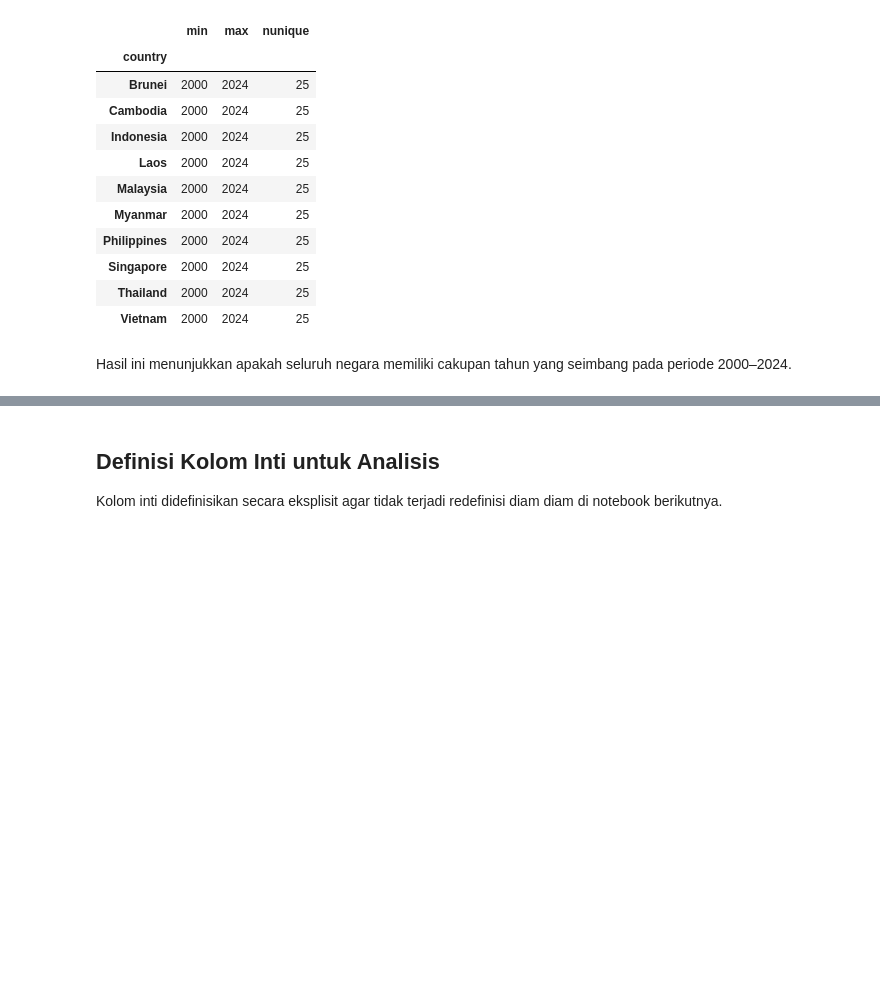
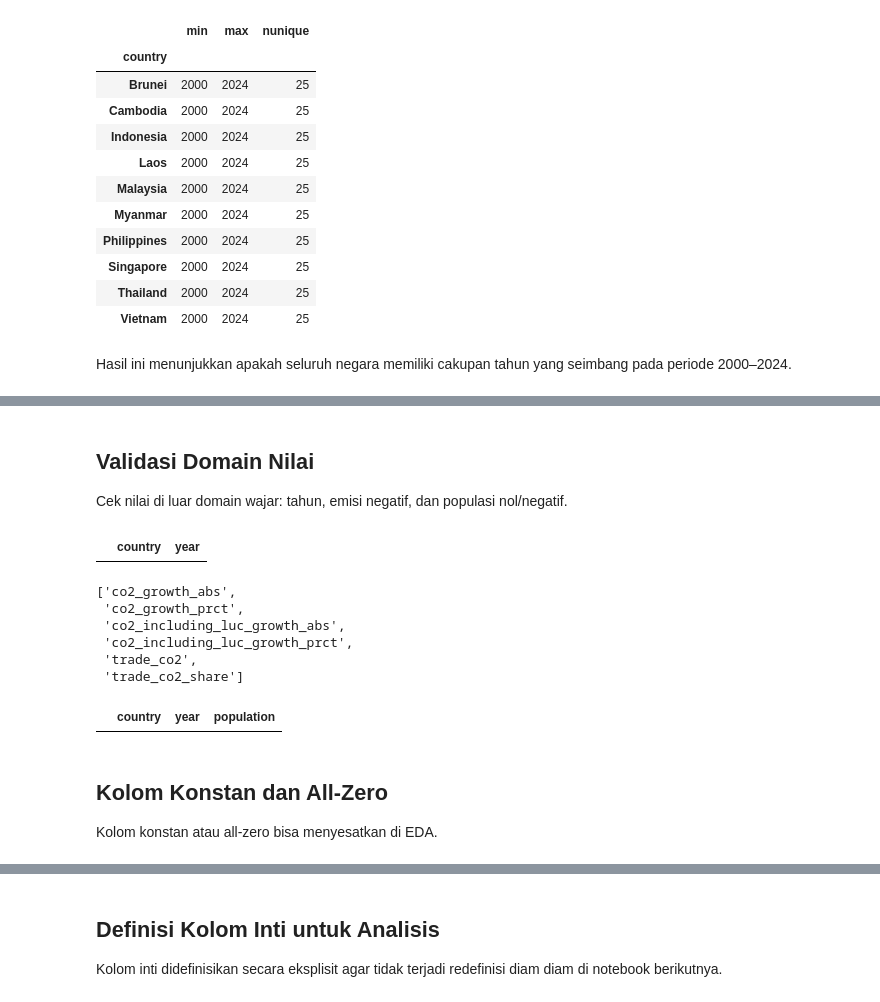
Before and after one commit to AlvitoDwiP/carbon-emission, a Jupyter notebook: notebooks/02_data_quality_check.ipynb, the cells around one changed output, grey strips where cells are left out. Saved outputs shown, nothing was run; the diff lists cells and outputs as text; code cells hidden in the pictures; blank space fills up the shorter version.

```diff
--- a/notebooks/02_data_quality_check.ipynb
+++ b/notebooks/02_data_quality_check.ipynb
@@ -144,0 +201,26 @@ Hasil ini menunjukkan apakah seluruh negara memiliki cakupan tahun yang seimbang
+# %% [markdown]
+## Validasi Domain Nilai
+Cek nilai di luar domain wajar: tahun, emisi negatif, dan populasi nol/negatif.
+# %%
+invalid_years = df.loc[~df["year"].between(2000, 2024), ["country", "year"]]
+invalid_years
+# %% [output]
+|  | country | year |
+# %%
+neg_cols = [c for c in numeric_cols if (df[c] < 0).any()]
+neg_cols
+# %% [output]
+['co2_growth_abs',
+ 'co2_growth_prct',
+ 'co2_including_luc_growth_abs',
+ 'co2_including_luc_growth_prct',
+ 'trade_co2',
+ 'trade_co2_share']
+# %%
+pop_issue = df.loc[df["population"] <= 0, ["country", "year", "population"]]
+pop_issue
+# %% [output]
+|  | country | year | population |
+# %% [markdown]
+## Kolom Konstan dan All-Zero
+Kolom konstan atau all-zero bisa menyesatkan di EDA.
```
Also changed, not shown: parts of 16 cells of this notebook, 1 other file.
